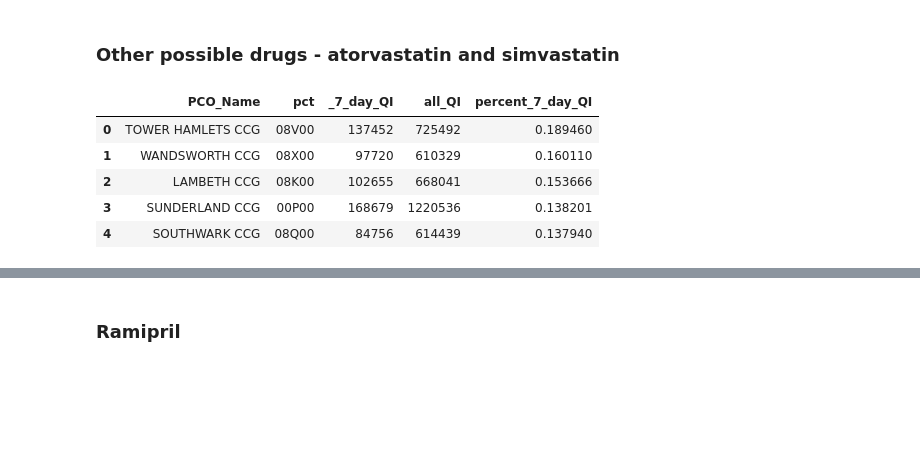
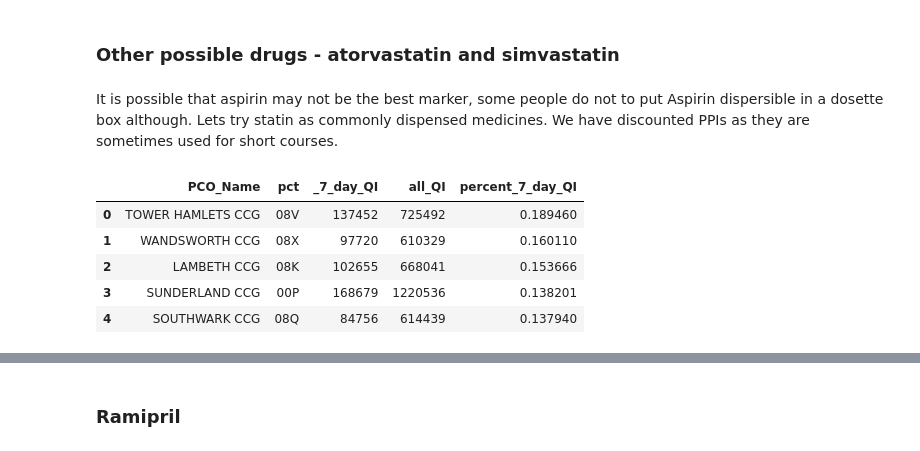
Before and after one commit to ebmdatalab/prescribing-queries, a Jupyter notebook: Query Notebooks/Aspirin.sevendayrx/7 Day Aspirin.ipynb, the cells around one changed output, grey strips where cells are left out. Cells and saved outputs as stored; diff of their text form; code cells hidden in the pictures; blank space fills up the shorter version.

```diff
--- a/Query Notebooks/Aspirin.sevendayrx/7 Day Aspirin.ipynb
+++ b/Query Notebooks/Aspirin.sevendayrx/7 Day Aspirin.ipynb
@@ -194,5 +238,7 @@ df2_aspirin.describe()
 # %% [markdown]
 ### Other possible drugs - atorvastatin and simvastatin
+# %% [markdown]
+It is possible that aspirin may not be the best marker, some people do not to put Aspirin dispersible in a dosette box although. Lets try statin as commonly dispensed medicines. We have discounted PPIs as they are sometimes used for short courses.
 # %%
 sql = '''
 SELECT
@@ -202,35 +248,36 @@ SELECT
       WHEN quantity=7 THEN quantity*items
       ELSE 0
   END) AS _7_day_QI,
   SUM(quantity*items) AS all_QI,
   IEEE_DIVIDE(SUM(CASE
       WHEN quantity=7 THEN quantity*items
       ELSE 0
   END),
       SUM(quantity*items)) AS percent_7_day_QI
 FROM
   tmp_eu.raw_prescribing_data_2019_04 AS presc
 INNER JOIN
   hscic.ccgs AS ccg
 ON
   SUBSTR(presc.pco_code,0,3)=ccg.code
 WHERE
 (bnf_description LIKE 'Simvastatin_Tab%' or bnf_description LIKE 'Atorvastatin_Tab%')
     AND ccg.org_type = 'CCG'
 GROUP BY
   PCO_Name,
   PCO_Code
 ORDER BY
   percent_7_day_QI DESC
   '''
 
 df2_statin = bq.cached_read(sql, csv_path='statin_sevendays.csv')
 df2_statin.rename(columns={'PCO_Code':'pct'}, inplace=True)
+df2_statin['pct'] = df2_statin['pct'].astype(str).str[:-2] ##here we strip trailing zeros in preparation for mapping
 df2_statin.head(5)
 # %% [output]
 |  | PCO_Name | pct | _7_day_QI | all_QI | percent_7_day_QI |
-| 0 | TOWER HAMLETS CCG | 08V00 | 137452 | 725492 | 0.189460 |
-| 1 | WANDSWORTH CCG | 08X00 | 97720 | 610329 | 0.160110 |
-| 2 | LAMBETH CCG | 08K00 | 102655 | 668041 | 0.153666 |
-| 3 | SUNDERLAND CCG | 00P00 | 168679 | 1220536 | 0.138201 |
-| 4 | SOUTHWARK CCG | 08Q00 | 84756 | 614439 | 0.137940 |
+| 0 | TOWER HAMLETS CCG | 08V | 137452 | 725492 | 0.189460 |
+| 1 | WANDSWORTH CCG | 08X | 97720 | 610329 | 0.160110 |
+| 2 | LAMBETH CCG | 08K | 102655 | 668041 | 0.153666 |
+| 3 | SUNDERLAND CCG | 00P | 168679 | 1220536 | 0.138201 |
+| 4 | SOUTHWARK CCG | 08Q | 84756 | 614439 | 0.137940 |
```
Also changed, not shown: parts of 28 cells of this notebook, 3 other files.
